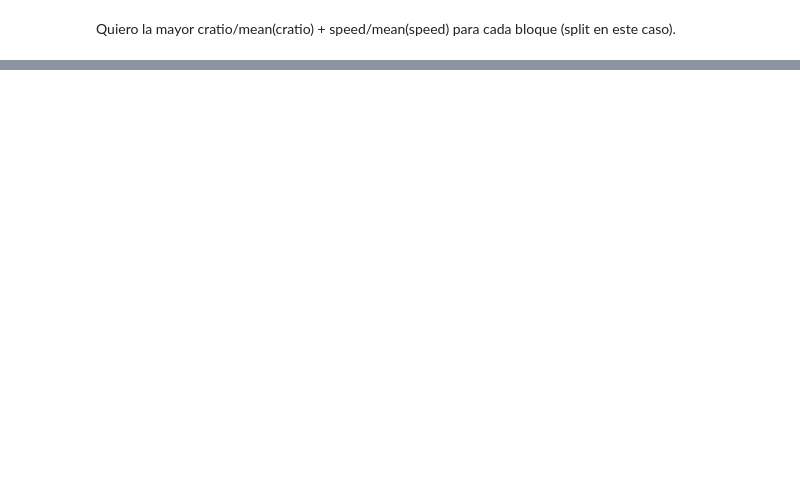
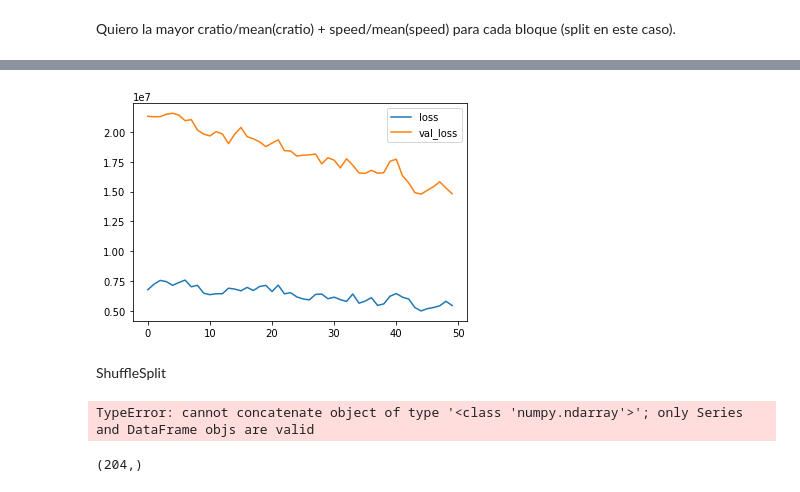
Before and after one commit to MartaAicart/DL_Compression, a Jupyter notebook: data_analysis/Red_neuronal.ipynb, the cells around one changed output, grey strips where cells are left out. Drawn from its saved outputs; the diff is of its cells as text; code cells hidden in the pictures; blank space fills up the shorter version.

```diff
--- a/data_analysis/Red_neuronal.ipynb
+++ b/data_analysis/Red_neuronal.ipynb
@@ -571,0 +1175,5 @@ ValueError: in user code:
+# %%
+history_df = pd.DataFrame(history2.history)
+history_df.loc[0:, ['loss', 'val_loss']].plot()
+print("Minimum Validation Loss: {:0.4f}".format(history_df['val_loss'].min()));
+# %% [output]
@@ -571,0 +1181,3 @@ ValueError: in user code:
+[figure, added]
+# %% [markdown]
+ShuffleSplit
@@ -571,0 +1188,15 @@ ValueError: in user code:
+# %%
+data_train = pd.DataFrame()
+data_test = pd.DataFrame()
+
+for train_index, test_index in ss.split(dfinput):
+    #m = train_index.shape
+    #n = type(train_index)
+    data_train = pd.concat([data_train, train_index], axis=1)
+    data_test = pd.concat([data_test, test_index], axis=1)
+# %% [output]
+TypeError: cannot concatenate object of type '<class 'numpy.ndarray'>'; only Series and DataFrame objs are valid
+# %%
+m
+# %% [output]
+(204,)
```
Also changed, not shown: parts of 162 cells of this notebook.
